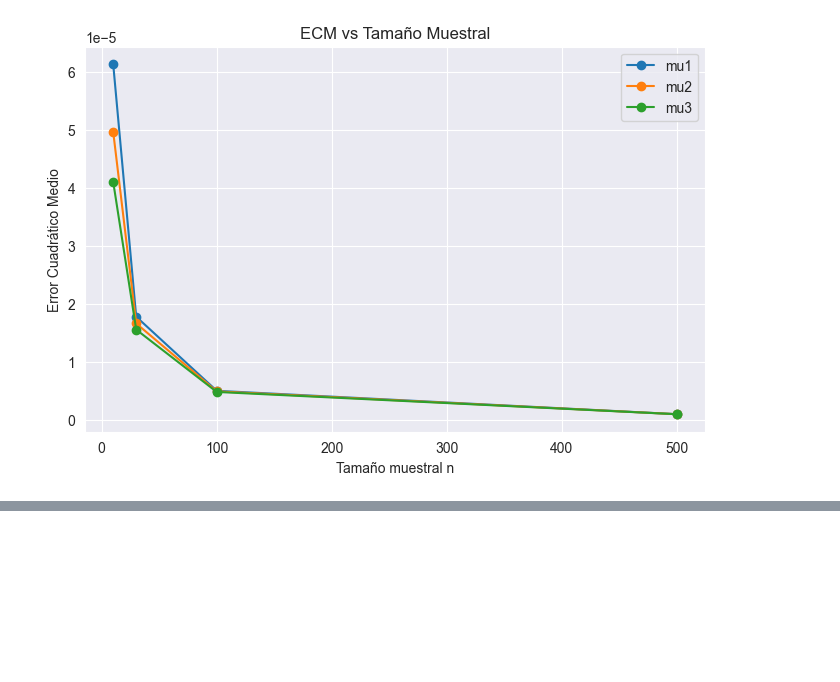
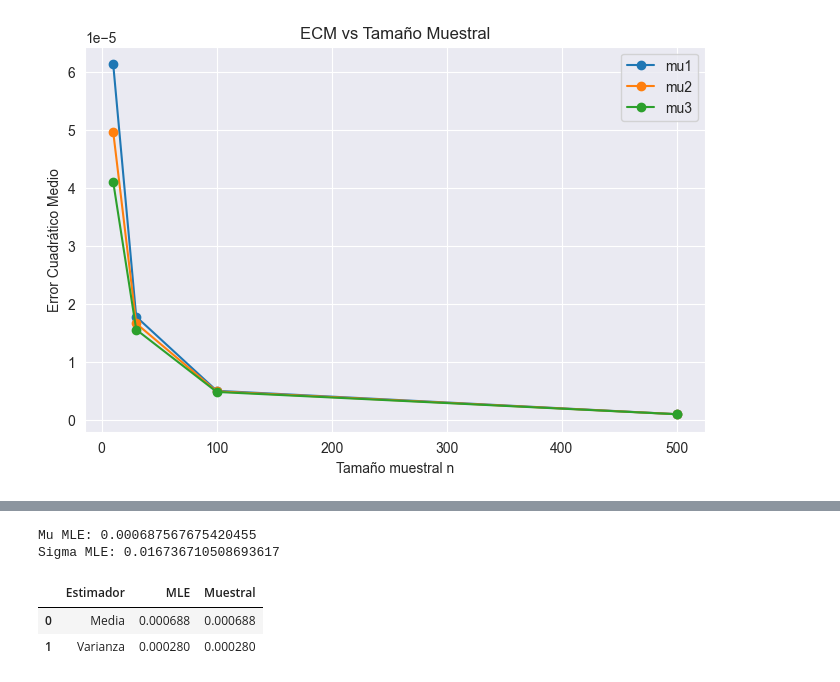
Before and after one commit to Antoniacifuentes/ds_finance_cifuentes, a Jupyter notebook: notebooks/hw2.ipynb, the cells around one changed output, grey strips where cells are left out. Cells and saved outputs as stored; diff of their text form; code cells hidden in the pictures; blank space fills up the shorter version.

```diff
--- a/notebooks/hw2.ipynb
+++ b/notebooks/hw2.ipynb
@@ -861,0 +894,56 @@ Para tamaños muestrales pequeños,
+# %%
+from scipy.optimize import minimize
+
+# Retornos logarítmicos de AAPL
+aapl = retornos_log["AAPL"].dropna()
+
+# Log-verosimilitud negativa
+def neg_log_likelihood(params, data):
+
+    mu, sigma = params
+
+    if sigma <= 0:
+        return np.inf
+
+    n = len(data)
+
+    ll = (
+        -n/2*np.log(2*np.pi)
+        -n*np.log(sigma)
+        -np.sum((data-mu)**2)/(2*sigma**2)
+    )
+
+    return -ll
+
+
+# Optimización
+resultado = minimize(
+    neg_log_likelihood,
+    x0=[aapl.mean(), aapl.std()],
+    args=(aapl,)
+)
+
+mu_mle, sigma_mle = resultado.x
+
+print("Mu MLE:", mu_mle)
+print("Sigma MLE:", sigma_mle)
+
+# Comparación
+media_muestral = aapl.mean()
+
+var_muestral = aapl.var(ddof=1)
+var_mle = sigma_mle**2
+
+comparacion = pd.DataFrame({
+    "Estimador": ["Media", "Varianza"],
+    "MLE": [mu_mle, var_mle],
+    "Muestral": [media_muestral, var_muestral]
+})
+
+comparacion
+# %% [output]
+Mu MLE: 0.000687567675420455
+Sigma MLE: 0.016736710508693617
+|  | Estimador | MLE | Muestral |
+| 0 | Media | 0.000688 | 0.000688 |
+| 1 | Varianza | 0.000280 | 0.000280 |
```
Also changed, not shown: parts of 22 cells of this notebook.
